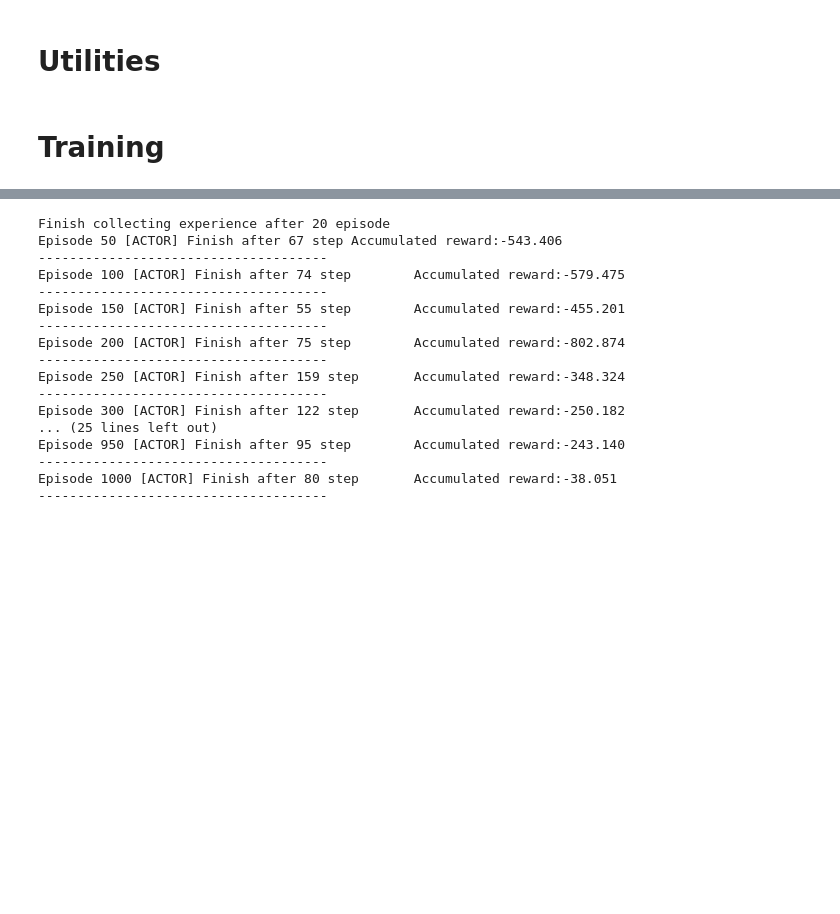
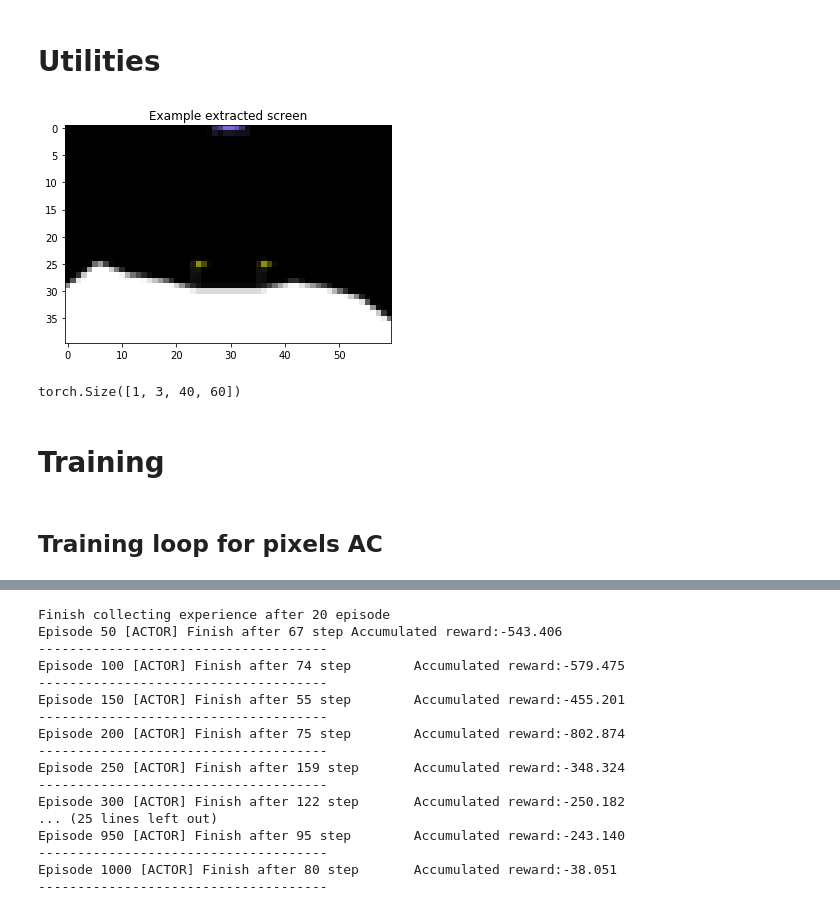
Before and after one commit to quan-dao/RL-wind-up, a Jupyter notebook: DDPG.ipynb, the cells around one changed output, grey strips where cells are left out. Saved outputs shown, nothing was run; the diff lists cells and outputs as text; code cells hidden in the pictures; blank space fills up the shorter version.

Commit message:
Update pixel A&C

```diff
--- a/DDPG.ipynb
+++ b/DDPG.ipynb
@@ -307,6 +353,34 @@ def checkout_actor(render=False):
 # checkout_actor()
 # time.sleep(1)
 # env.close()
+# %%
+resize = T.Compose([T.ToPILImage(),
+                    T.Resize((40, 60), interpolation=Image.CUBIC),
+                    T.ToTensor()])
+
+def get_screen():
+    screen = env.render(mode='rgb_array').transpose(2, 0, 1)  # arrange to torch order: CHW
+    # convert to float, rescale, convert to torch tensor
+    screen = np.ascontiguousarray(screen, dtype=np.float32) / 255
+    screen = torch.from_numpy(screen)
+    # resize, and add a batch dimension (NCHW)
+    return resize(screen).unsqueeze(0).to(device)
+
+
+env.reset()
+plt.figure()
+plt.imshow(get_screen().cpu().squeeze(0).permute(1, 2, 0).numpy(),
+           interpolation='none')
+plt.title('Example extracted screen')
+plt.show()
+
+_img = get_screen()
+print(_img.shape)
+
+env.close()
+# %% [output]
+[figure, added]
+torch.Size([1, 3, 40, 60])
 # %% [markdown]
 # Training
 # %%
@@ -322,2 +398,4 @@ agent = DDPG(state_dim, action_dim, sup_action, memory_capacity, batch_size)
 
 actor_accumulated_reward = []
+# %% [markdown]
+## Training loop for pixels AC
```
Also changed, not shown: parts of 10 cells of this notebook.
